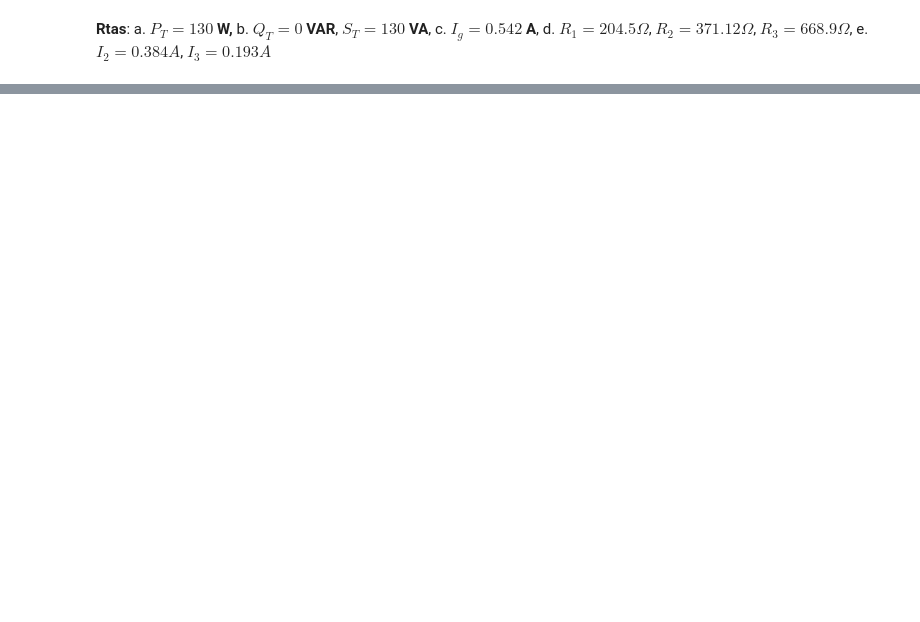
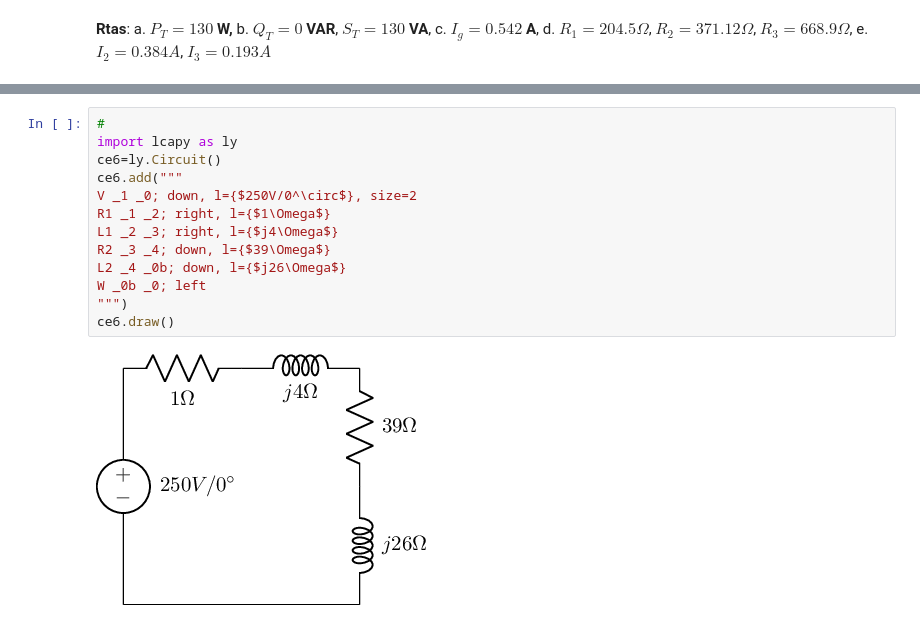
Before and after one commit to apuntes-interactivos/tc1, a Jupyter notebook: Prácticos/Practico 5/Trabajo práctico nº 5 parte B.ipynb, the cells around one changed output, grey strips where cells are left out. Drawn from its saved outputs; the diff is of its cells as text; blank space fills up the shorter version.

```diff
--- a/Prácticos/Practico 5/Trabajo práctico nº 5 parte B.ipynb
+++ b/Prácticos/Practico 5/Trabajo práctico nº 5 parte B.ipynb
@@ -79,0 +107,15 @@ c. Determine la corriente $I_f$
+# %%
+#
+import lcapy as ly
+ce6=ly.Circuit()
+ce6.add("""
+V _1 _0; down, l={$250V/0^\circ$}, size=2
+R1 _1 _2; right, l={$1\Omega$}
+L1 _2 _3; right, l={$j4\Omega$}
+R2 _3 _4; down, l={$39\Omega$}
+L2 _4 _0b; down, l={$j26\Omega$}
+W _0b _0; left
+""")
+ce6.draw()
+# %% [output]
+[figure, added]
```
Also changed, not shown: parts of 24 cells of this notebook, 5 other files.
